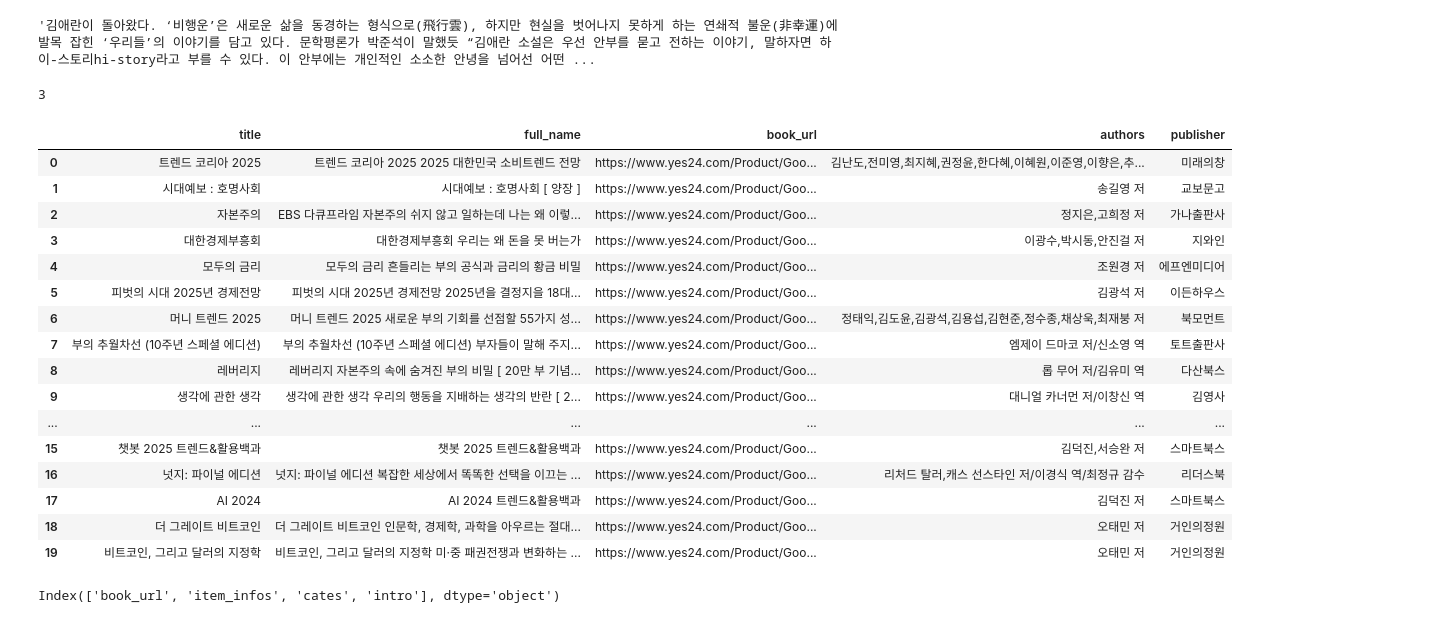
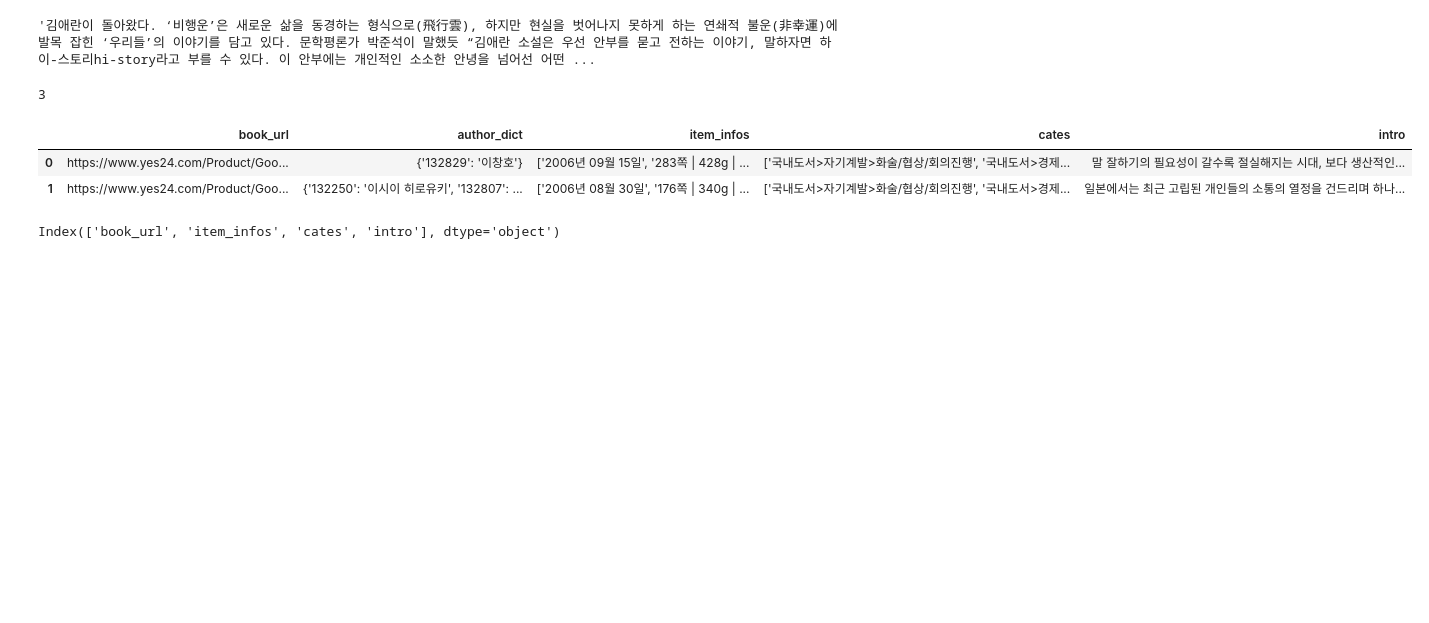
Before and after one commit to chaekcheck/chaekchecklab, a Jupyter notebook: crawling/specific_info.ipynb, the cells around one changed output. Saved outputs shown, nothing was run; the diff lists cells and outputs as text; code cells hidden in the pictures; blank space fills up the shorter version.

```diff
--- a/crawling/specific_info.ipynb
+++ b/crawling/specific_info.ipynb
@@ -170,28 +170,14 @@ len(x)
 # %% [output]
 3
 # %%
-p = r"D:\python_project\chaekchecklab\data\basic\basic_001001025007.csv".replace('\\', '/')
+p = r"D:\python_project\chaekchecklab\data\detail\detail_basic_001001025001003.csv".replace('\\', '/')
 # print(p)
 df = pd.read_csv(p)
 df
 # %% [output]
-|  | title | full_name | book_url | authors | publisher |
-| 0 | 트렌드 코리아 2025 | 트렌드 코리아 2025 2025 대한민국 소비트렌드 전망 | https://www.yes24.com/Product/Goo... | 김난도,전미영,최지혜,권정윤,한다혜,이혜원,이준영,이향은,추... | 미래의창 |
-| 1 | 시대예보 : 호명사회 | 시대예보 : 호명사회 [ 양장 ] | https://www.yes24.com/Product/Goo... | 송길영 저 | 교보문고 |
-| 2 | 자본주의 | EBS 다큐프라임 자본주의 쉬지 않고 일하는데 나는 왜 이렇... | https://www.yes24.com/Product/Goo... | 정지은,고희정 저 | 가나출판사 |
-| 3 | 대한경제부흥회 | 대한경제부흥회 우리는 왜 돈을 못 버는가 | https://www.yes24.com/Product/Goo... | 이광수,박시동,안진걸 저 | 지와인 |
-| 4 | 모두의 금리 | 모두의 금리 흔들리는 부의 공식과 금리의 황금 비밀 | https://www.yes24.com/Product/Goo... | 조원경 저 | 에프엔미디어 |
-| 5 | 피벗의 시대 2025년 경제전망 | 피벗의 시대 2025년 경제전망 2025년을 결정지을 18대... | https://www.yes24.com/Product/Goo... | 김광석 저 | 이든하우스 |
-| 6 | 머니 트렌드 2025 | 머니 트렌드 2025 새로운 부의 기회를 선점할 55가지 성... | https://www.yes24.com/Product/Goo... | 정태익,김도윤,김광석,김용섭,김현준,정수종,채상욱,최재붕 저 | 북모먼트 |
-| 7 | 부의 추월차선 (10주년 스페셜 에디션) | 부의 추월차선 (10주년 스페셜 에디션) 부자들이 말해 주지... | https://www.yes24.com/Product/Goo... | 엠제이 드마코 저/신소영 역 | 토트출판사 |
-| 8 | 레버리지 | 레버리지 자본주의 속에 숨겨진 부의 비밀 [ 20만 부 기념... | https://www.yes24.com/Product/Goo... | 롭 무어 저/김유미 역 | 다산북스 |
-| 9 | 생각에 관한 생각 | 생각에 관한 생각 우리의 행동을 지배하는 생각의 반란 [ 2... | https://www.yes24.com/Product/Goo... | 대니얼 카너먼 저/이창신 역 | 김영사 |
-| ... | ... | ... | ... | ... | ... |
-| 15 | 챗봇 2025 트렌드&활용백과 | 챗봇 2025 트렌드&활용백과 | https://www.yes24.com/Product/Goo... | 김덕진,서승완 저 | 스마트북스 |
-| 16 | 넛지: 파이널 에디션 | 넛지: 파이널 에디션 복잡한 세상에서 똑똑한 선택을 이끄는 ... | https://www.yes24.com/Product/Goo... | 리처드 탈러,캐스 선스타인 저/이경식 역/최정규 감수 | 리더스북 |
-| 17 | AI 2024 | AI 2024 트렌드&활용백과 | https://www.yes24.com/Product/Goo... | 김덕진 저 | 스마트북스 |
-| 18 | 더 그레이트 비트코인 | 더 그레이트 비트코인 인문학, 경제학, 과학을 아우르는 절대... | https://www.yes24.com/Product/Goo... | 오태민 저 | 거인의정원 |
-| 19 | 비트코인, 그리고 달러의 지정학 | 비트코인, 그리고 달러의 지정학 미·중 패권전쟁과 변화하는 ... | https://www.yes24.com/Product/Goo... | 오태민 저 | 거인의정원 |
+|  | book_url | author_dict | item_infos | cates | intro |
+| 0 | https://www.yes24.com/Product/Goo... | {'132829': '이창호'} | ['2006년 09월 15일', '283쪽 | 428g | ... | ['국내도서>자기계발>화술/협상/회의진행', '국내도서>경제... | 말 잘하기의 필요성이 갈수록 절실해지는 시대, 보다 생산적인... |
+| 1 | https://www.yes24.com/Product/Goo... | {'132250': '이시이 히로유키', '132807': ... | ['2006년 08월 30일', '176쪽 | 340g | ... | ['국내도서>자기계발>화술/협상/회의진행', '국내도서>경제... | 일본에서는 최근 고립된 개인들의 소통의 열정을 건드리며 하나... |
 # %%
 df.columns
 # %% [output]
```
Also changed, not shown: 2 other files.
